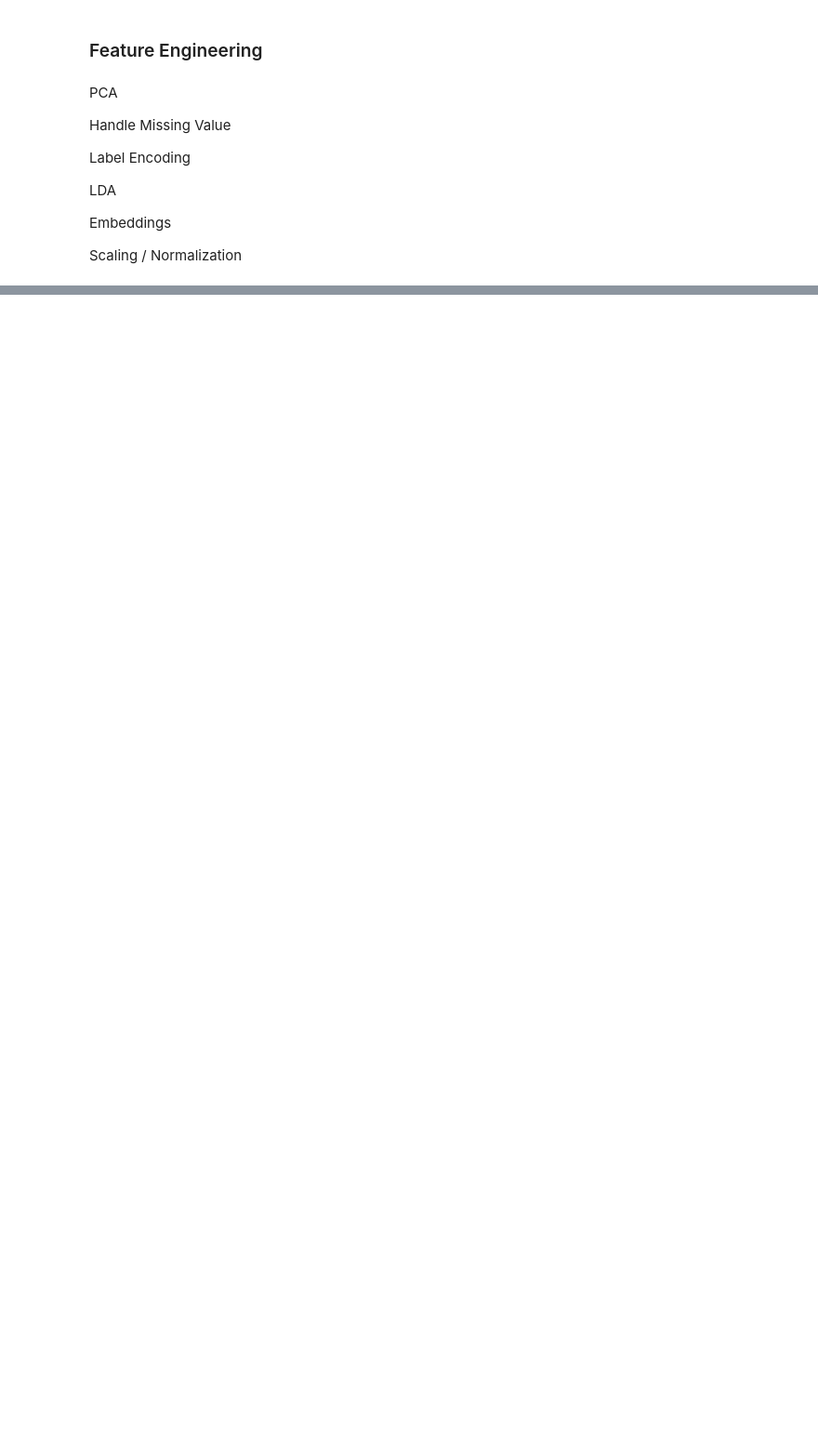
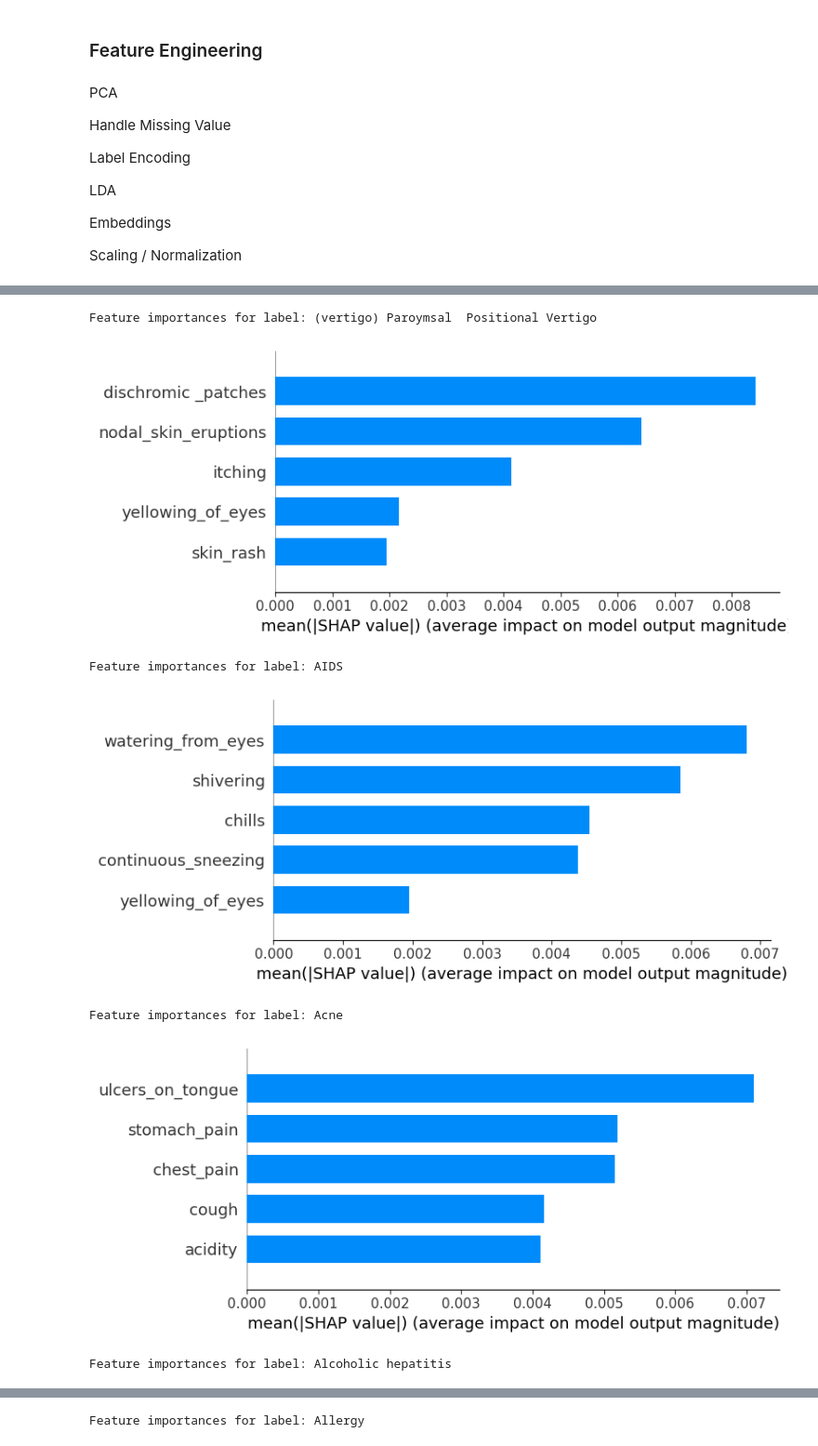
Before and after one commit to franklinen/disease_prediction, a Jupyter notebook: disease_classification.ipynb, the cells around one changed output, grey strips where cells are left out. Shown at 93% size. Drawn from its saved outputs; the diff is of its cells as text; code cells hidden in the pictures; blank space fills up the shorter version.

Commit message:
added modeling for dataset

```diff
--- a/disease_classification.ipynb
+++ b/disease_classification.ipynb
@@ -450,0 +553,5 @@ Scaling / Normalization
+# %%
+pipeline_E = Pipeline([
+    ('classifier', SVC())
+])
+pipeline_E
@@ -450,0 +775,17 @@ Scaling / Normalization
+# %%
+param_grid_E = {
+    'classifier__C': [0.1, 1, 10],
+    'classifier__kernel': ['linear', 'rbf'],
+    'classifier__gamma': ['scale', 'auto']
+}
+
+grid_search_E = GridSearchCV(
+    pipeline_E,
+    param_grid_E, cv=5,
+    scoring= 'f1_weighted',
+    refit=True
+)
+
+grid_search_E.fit(X_train, Y_train_transformed)
+model_E_df = pd.DataFrame(grid_search_E.cv_results_)
+model_E_df
@@ -450,0 +834,31 @@ Scaling / Normalization
+# %%
+from sklearn.model_selection import train_test_split
+from sklearn.ensemble import RandomForestClassifier
+import shap
+
+# Assuming your dataset is loaded into a DataFrame `df`
+# with 'target' as the column for prognosis and symptoms as feature columns
+
+# Initialize and train the RandomForest model
+classifier = RandomForestClassifier(random_state=42)
+classifier.fit(X_train, Y_train)
+
+# Use SHAP to explain the model's predictions
+explainer = shap.TreeExplainer(classifier)
+shap_values = explainer.shap_values(X_test)
+
+# Display feature importance for each class label
+for i, class_name in enumerate(classifier.classes_):
+    print(f"\nFeature importances for label: {class_name}")
+    shap.summary_plot(shap_values[i].T, X_test, plot_type="bar", max_display=5)
+
+# Optionally display summary plot for more detailed insights
+#shap.summary_plot(shap_values, X_test)
+# %% [output]
+Feature importances for label: (vertigo) Paroymsal  Positional Vertigo
+[figure, added]
+Feature importances for label: AIDS
+[figure, added]
+Feature importances for label: Acne
+[figure, added]
+Feature importances for label: Alcoholic hepatitis
@@ -450,0 +866 @@ Scaling / Normalization
+Feature importances for label: Allergy
```
Also changed, not shown: parts of 43 cells of this notebook.
